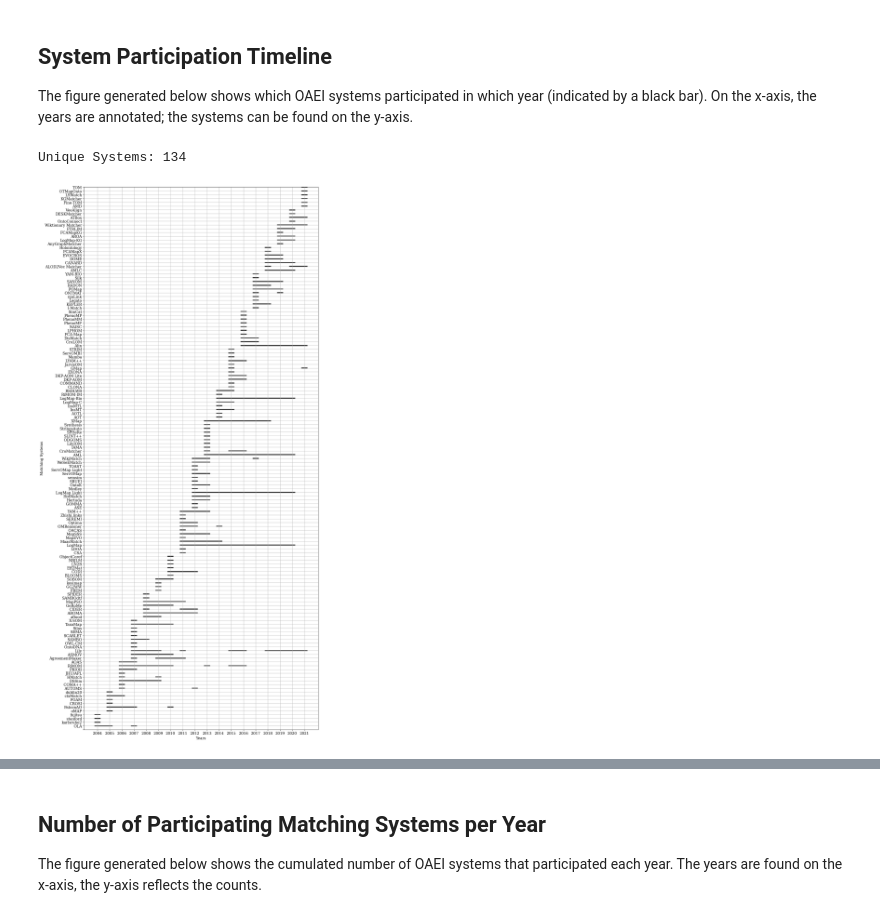
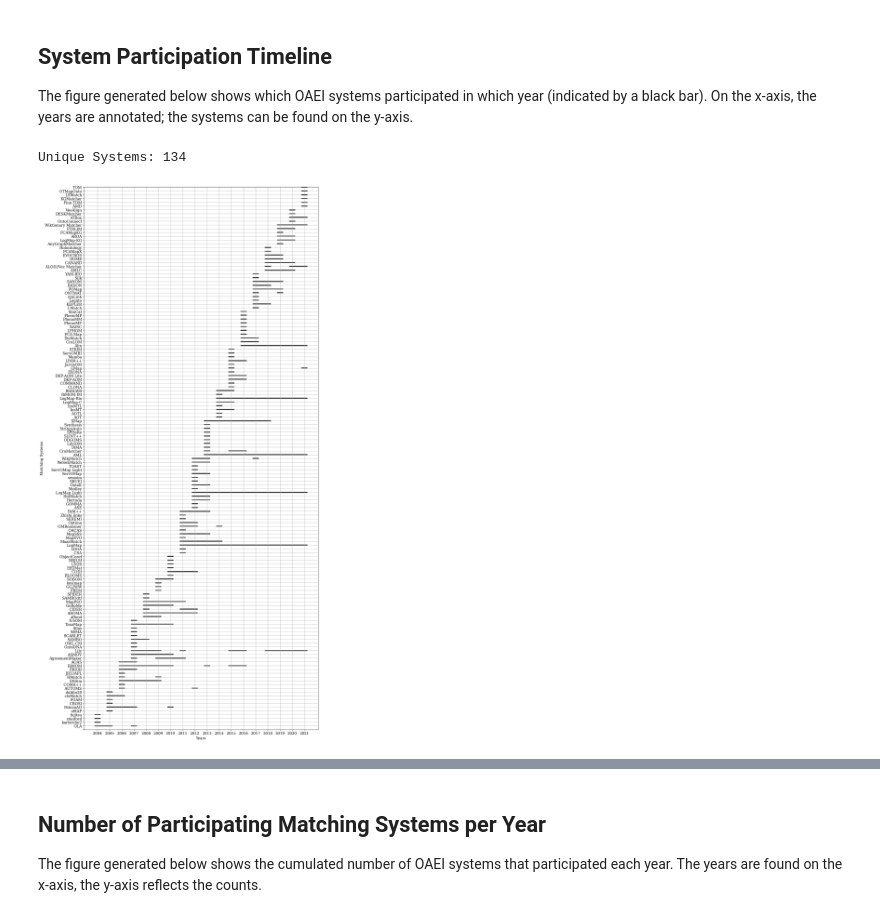
Before and after one commit to janothan/bk-in-matching-survey, a Jupyter notebook: submission_2/Survey_Paper_Figures.ipynb, the cells around one changed output, grey strips where cells are left out. Drawn from its saved outputs; the diff is of its cells as text; code cells hidden in the pictures.

```diff
--- a/submission_2/Survey_Paper_Figures.ipynb
+++ b/submission_2/Survey_Paper_Figures.ipynb
@@ -196,7 +196,7 @@ data["ObjectCoref"] = [(2010, 2010)]
 data["CSA"] = [(2011, 2011)]
 data["LDOA"] = [(2011, 2011)]
 # lily 07
-data["LogMap"] = [(2011, 2020)]
+data["LogMap"] = [(2011, 2021)]
 data["MaasMatch"] = [(2011, 2014)]
 data["MapEVO"] = [(2011, 2011)]
 # mappso 08
@@ -218,7 +218,7 @@ data["GOMMA"] = [(2012, 2012)]
 data["Hertuda"] = [(2012, 2013)]
 data["HotMatch"] = [(2012, 2013)]
 #logmap 11
-data["LogMap Light"] = [(2012, 2020)]
+data["LogMap Light"] = [(2012, 2021)]
 # Maas 11
 # MapSSS 11
 data["Medley"] = [(2012, 2012)]
@@ -236,7 +236,7 @@ data["WikiMatch"] = [(2012, 2013), (2017, 2017)]
 
 
 # 2013 DONE
-data["AML"] = [(2013, 2020)]
+data["AML"] = [(2013, 2021)]
 # cider 08 ; actually cider-cl
 data["CroMatcher"] = [(2013, 2013), (2015, 2016)]
 # hertuda 12
@@ -269,7 +269,7 @@ data["InsMT"] = [(2014, 2015)] # instance only
 data["InsMTL"] = [(2014, 2014)] # instance only
 # logmap 11
 data["LogMap-C"] = [(2014, 2015)]
-data["LogMap-Bio"] = [(2014, 2020)]
+data["LogMap-Bio"] = [(2014, 2021)]
 # logmap lite 12
 # maasmatch 11
 # omr 11
@@ -444,31 +444,31 @@ fig_size = plt.rcParams["figure.figsize"]
 fig_size[0] = 15
 fig_size[1] = 35
 
 fig, ax = plt.subplots()
 ax.margins(y=0.0)
 
 bar_height = 0.25
 
 for i,key in enumerate(data):
     for dates in data[key]:
         begin = min(dates) - 0.25
         end = max(dates) + 0.25
         #print(begin)
         #print(end)
         #print(i)
         ax.broken_barh([(begin, end-begin)], (1 + i - bar_height/2, bar_height), facecolors='black', label=key)
 
 ax.grid()
 ax.set_xlabel("Years")
 ax.set_ylabel("Matching Systems")
 ax.set_xticks(range(2004,2022))
 ax.set_yticks(range(len(data) + 1))
 ylabels = list(data.keys())
 ylabels.insert(0, "")
 ax.set_yticklabels(ylabels)
 
 plt.savefig("all_matching_systems.png", bbox_inches='tight')
 plt.show()
 # %% [output]
 Unique Systems: 134
-[figure, old version]
+[figure, new version]
```
Also changed, not shown: parts of 4 cells of this notebook, 6 other files.
